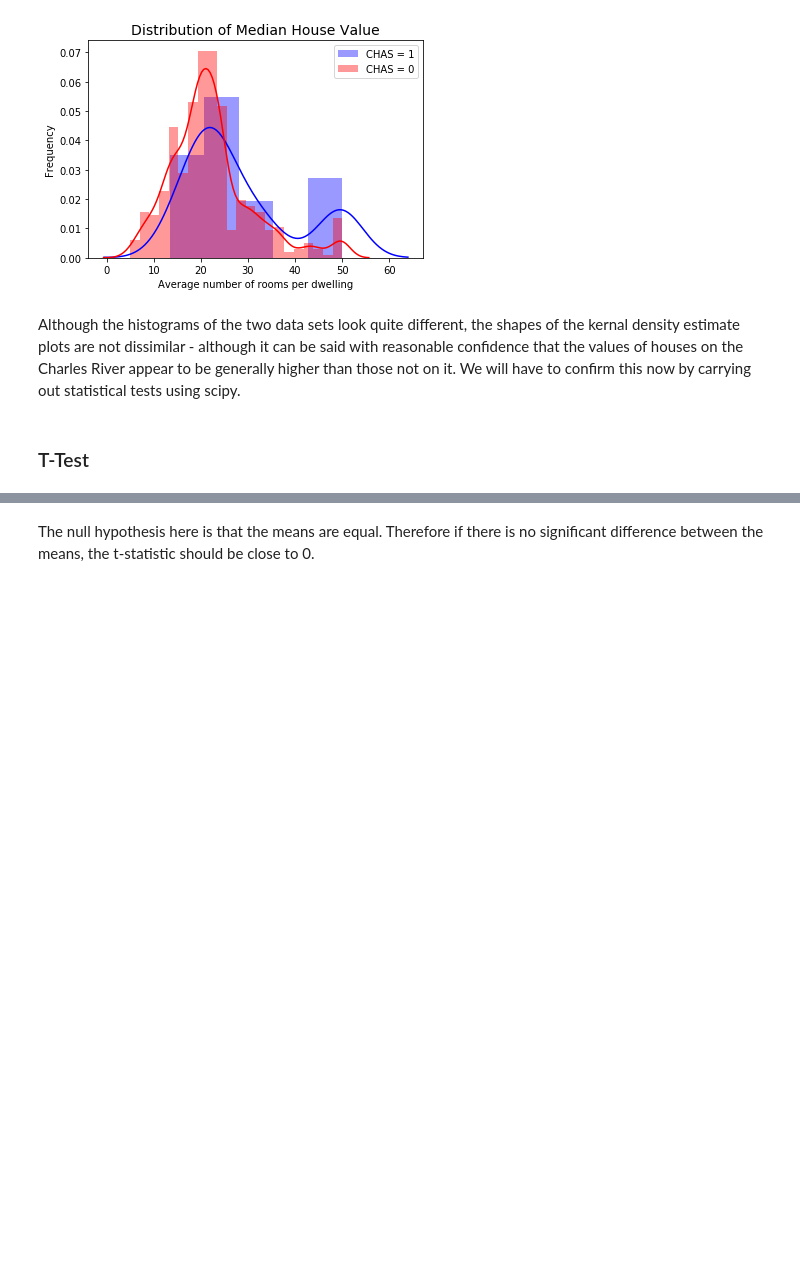
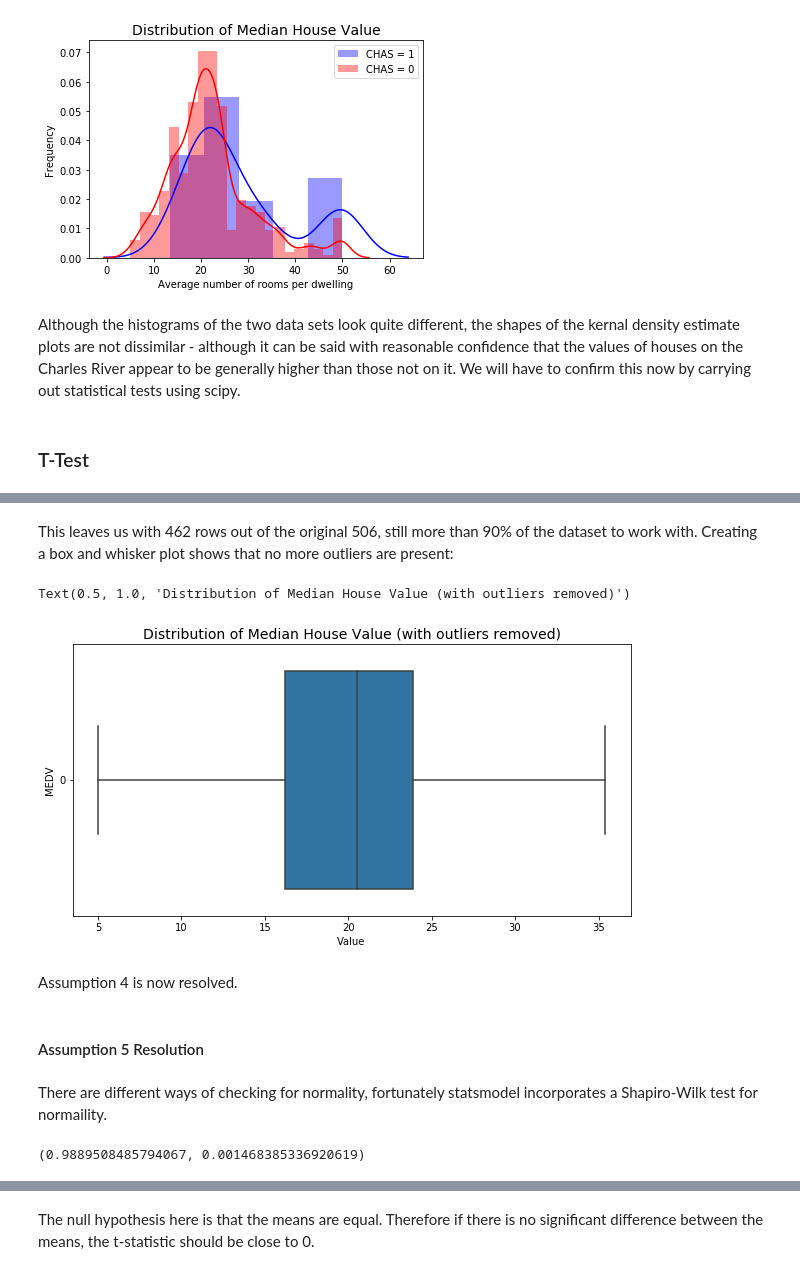
Before and after one commit to Pmcg1/ML-S_Project_2019, a Jupyter notebook: ML-S_2019.ipynb, the cells around one changed output, grey strips where cells are left out. Drawn from its saved outputs; the diff is of its cells as text; code cells hidden in the pictures; blank space fills up the shorter version.

Commit message:
revamped t-test section, other fixes anf formatting

```diff
--- a/ML-S_2019.ipynb
+++ b/ML-S_2019.ipynb
@@ -255,0 +292,21 @@ We can carry out a t-test using scipy.stats to check if there is a significant d
+# %% [markdown]
+This leaves us with 462 rows out of the original 506, still more than 90% of the dataset to work with. Creating a box and whisker plot shows that no more outliers are present:
+# %%
+plt.figure(figsize = (10,5)) # Widen figure for better appreciation of shape
+sns.boxplot(data=dfSubset["MEDV"], orient="h")
+plt.xlabel('Value')
+plt.ylabel('MEDV')
+plt.title('Distribution of Median House Value (with outliers removed)', fontsize=14)
+# %% [output]
+Text(0.5, 1.0, 'Distribution of Median House Value (with outliers removed)')
+[figure, added]
+# %% [markdown]
+Assumption 4 is now resolved.
+# %% [markdown]
+#### Assumption 5 Resolution
+# %% [markdown]
+There are different ways of checking for normality, fortunately statsmodel incorporates a Shapiro-Wilk test for normaility.
+# %%
+ss.shapiro(dfSubset["MEDV"])
+# %% [output]
+(0.9889508485794067, 0.001468385336920619)
```
Also changed, not shown: parts of 120 cells of this notebook.
